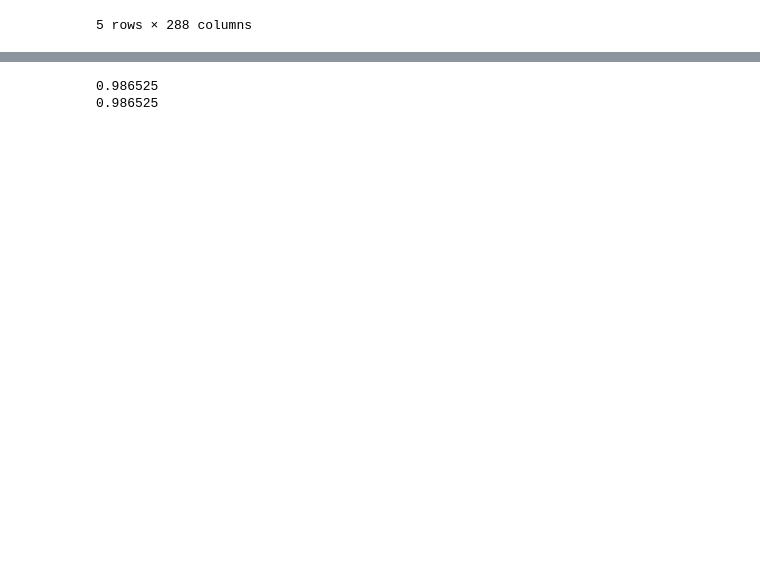
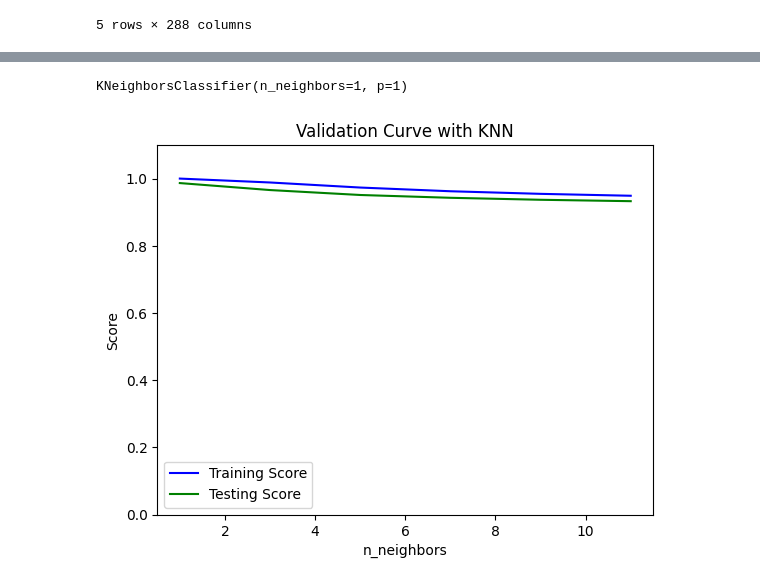
Before and after one commit to Quintus618/Classification-of-bacteria-among-ten-species-using-supervised-learning-techniques, a Jupyter notebook: Bacteria_Classification.ipynb, the cells around one changed output, grey strips where cells are left out. Drawn from its saved outputs; the diff is of its cells as text; code cells hidden in the pictures; blank space fills up the shorter version.

Commit message:
added KNN md, validation curves and nn gridcv

```diff
--- a/Bacteria_Classification.ipynb
+++ b/Bacteria_Classification.ipynb
@@ -162,6 +190,6 @@ result
 # %%
-n_neighbors = [1,2,3]
-weights = ['uniform', 'distance']
+n_neighbors = [1,3,5,7] # number k of neighbors
+weights = ['uniform', 'distance'] # weight function used in prediction
 p = [1,2]
 
 score_list_train_all = []
@@ -171,15 +199,16 @@ n_neighbors_all = []
 weights_all = []
 p_all = []
 
+# Hyperparameter tuning for KNN from scratch
 for n in n_neighbors:
     for w in weights:
         for pp in p:
             st = time.time()
             model = KNeighborsClassifier(n_neighbors=n, weights=w, p=pp)
-            model.fit(X_train_scaled, y_train)
+            model.fit(X_train_splitted_scaled, y_train)
             et = time.time()
             elapsed_time = et - st
-            score_list_train_all.append(model.score(X_train_scaled, y_train))
+            score_list_train_all.append(model.score(X_train_splitted_scaled, y_train))
             score_list_val_all.append(model.score(X_val_scaled, y_val))
             execution_time_all.append(elapsed_time)
             n_neighbors_all.append(n)
@@ -187,5 +216,5 @@ for n in n_neighbors:
             p_all.append(pp)
             result_all = pd.DataFrame({'Model':'KKN', 'Train score':score_list_train_all,
                                    'Test score':score_list_val_all, 'Execution Time':execution_time_all, 'n_neighbors':n_neighbors_all, 'weights':weights_all, 'p': p_all})
-            print(result_all)
+print(result_all)
 # %% [output]
@@ -260,10 +254,31 @@ NameError: name 'KNeighborsClassifier' is not defined
-# %%
-model_f_knn = KNeighborsClassifier(n_neighbors=1, weights='uniform', p=2)
-model_f_knn.fit(X_train_scaled,y_train)
-ypredict = model_f_knn.predict(X_test_scaled)
-
-print(accuracy_score(y_test.values,ypredict))
-print(model_f_knn.score(X_test_scaled,y_test))
-# %% [output]
-0.986525
-0.986525
+# %%
+# Train the best model for KNN
+best_KNN_model = KNeighborsClassifier(n_neighbors=grid_KNN.best_params_['n_neighbors'], weights=grid_KNN.best_params_['weights'], p=grid_KNN.best_params_['p'])
+best_KNN_model.fit(X_train_scaled, y_train)
+# %% [output]
+KNeighborsClassifier(n_neighbors=1, p=1)
+# %%
+# Validation curve for KNN on n_neighbors: number K of neighbors
+
+param_K_range = [1,3,5,7,9,11]
+train_scores_KNN, test_scores_KNN = validation_curve(KNeighborsClassifier(), X_train_scaled, y_train, param_name="n_neighbors", param_range=param_K_range, cv=5) # 5-fold cross validation
+
+train_scores_mean_KNN = np.mean(train_scores_KNN, axis=1) # mean of the training scores
+train_scores_std_KNN = np.std(train_scores_KNN, axis=1) # standard deviation of the training scores
+test_scores_mean_KNN = np.mean(test_scores_KNN, axis=1) # mean of the test scores
+test_scores_std_KNN = np.std(test_scores_KNN, axis=1) # standard deviation of the test scores
+
+plt.plot(param_K_range, train_scores_mean_KNN,
+     label = "Training Score", color = 'b')
+plt.plot(param_K_range, test_scores_mean_KNN,
+   label = "Testing Score", color = 'g')
+
+plt.title("Validation Curve with KNN")
+plt.xlabel("n_neighbors")
+plt.ylabel("Score")
+plt.ylim(0.0, 1.1)
+lw = 2
+plt.legend(loc="best")
+plt.show()
+# %% [output]
+[figure, added]
```
Also changed, not shown: parts of 31 cells of this notebook, 1 other file.
